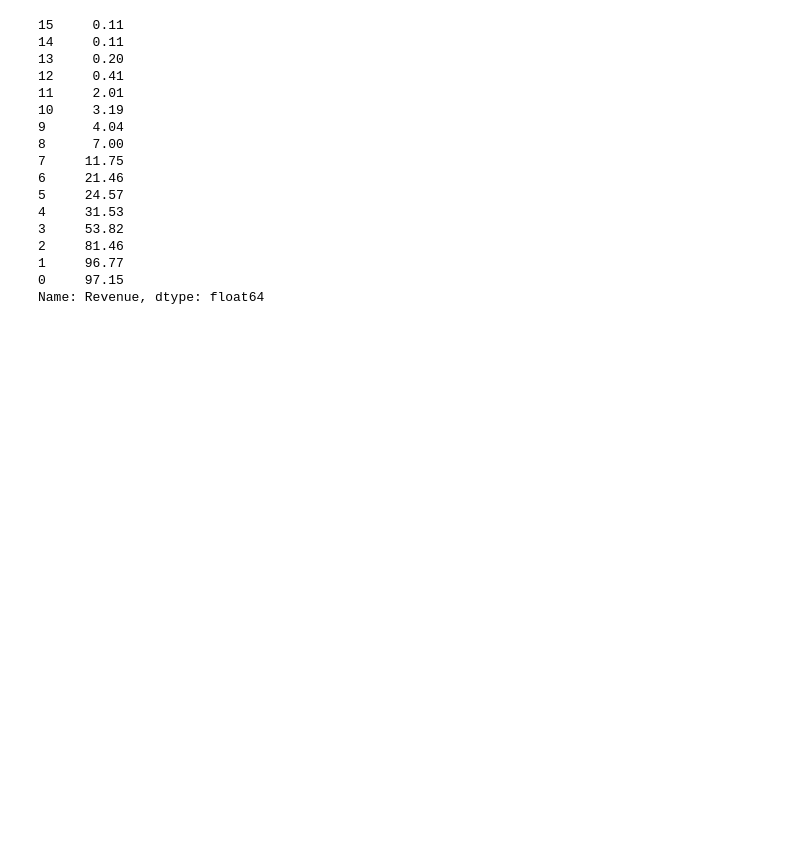
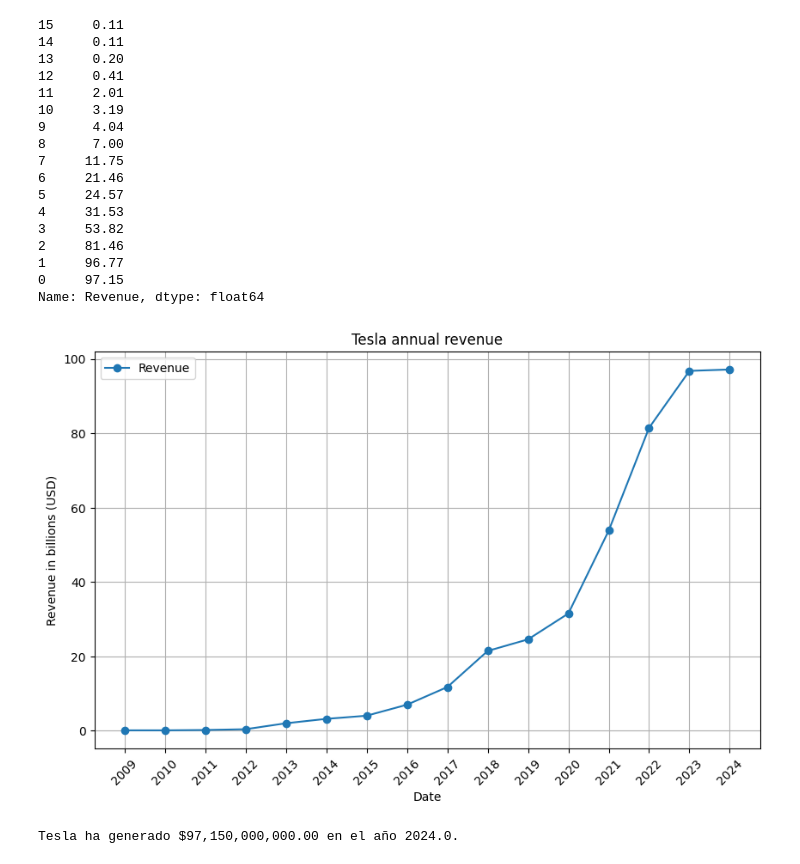
Before and after one commit to Jo-verse/JF_web-scraping-project-tutorial, a Jupyter notebook: src/explore.es.ipynb, the cells around one changed output. Drawn from its saved outputs; the diff is of its cells as text; code cells hidden in the pictures; blank space fills up the shorter version.

```diff
--- a/src/explore.es.ipynb
+++ b/src/explore.es.ipynb
@@ -144,0 +165,53 @@ Name: Revenue, dtype: float64
+# %%
+# Visualizar los datos
+plt.figure(figsize=(10, 6))
+plt.plot(df["Date"], df["Revenue"], marker='o', label="Revenue")
+plt.title("Tesla annual revenue")
+plt.xlabel("Date")
+plt.ylabel("Revenue in billions (USD)")
+plt.xticks(rotation=45)
+plt.legend()
+plt.grid(True)
+
+#mostrar gráfico
+plt.savefig("revenue_plot.png")
+plt.show()
+# %% [output]
+[figure, added]
+# %%
+# Ejercicio extra
+
+data = [
+    {
+        "Año": row.find_all("td")[0].text.strip(),
+        "Ganancias": row.find_all("td")[1].text.strip()
+    }
+    for row in soup.find("table", {"class": "table"}).find_all("tr")[1:]
+]
+
+# Convertir a DataFrame
+df = pd.DataFrame(data)
+
+# Función para limpiar valores monetarios
+def parse_earnings(value):
+    value = value.replace("$", "").replace(",", "").strip()
+    return (
+        float(value.replace("Billion", "")) * 1e9 if "Billion" in value else
+        float(value.replace("Million", "")) * 1e6 if "Million" in value else
+        float(value.replace("B", "")) * 1e9 if "B" in value else
+        float(value.replace("M", "")) * 1e6 if "M" in value else
+        float(value)
+    )
+
+# Aplicar funciones de limpieza
+df["Año"] = df["Año"].str.extract("(\d+)").astype(float).astype("Int64")
+df["Ganancias"] = df["Ganancias"].apply(parse_earnings)
+
+# Ordenar por año y obtener el más reciente
+ultimo_ano_fila = df.sort_values("Año", ascending=False).iloc[0]
+
+# Mensaje final
+mensaje = f"Tesla ha generado ${ultimo_ano_fila['Ganancias']:,.2f} en el año {ultimo_ano_fila['Año']}."
+print(mensaje)
+# %% [output]
+Tesla ha generado $97,150,000,000.00 en el año 2024.0.
```
Also changed, not shown: parts of 2 cells of this notebook, 3 other files.
